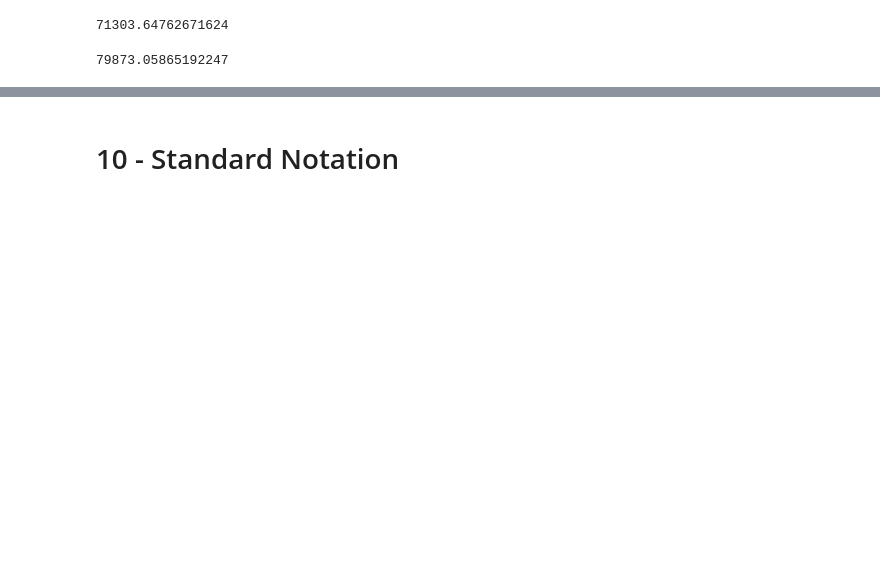
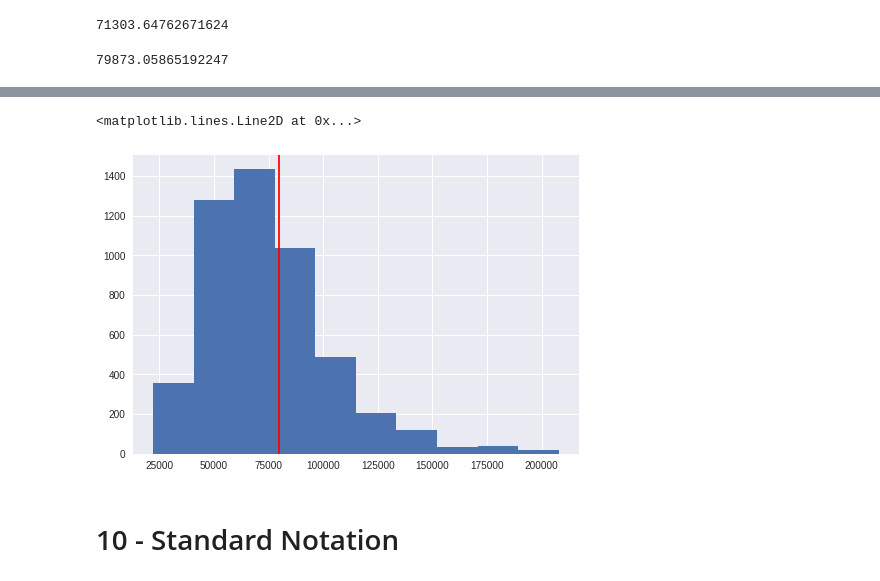
Before and after one commit to marquesdb/unidade3, a Jupyter notebook: Lesson_26_Measures_of_Variability.ipynb, the cells around one changed output, grey strips where cells are left out. Drawn from its saved outputs; the diff is of its cells as text; code cells hidden in the pictures; blank space fills up the shorter version.

```diff
--- a/Lesson_26_Measures_of_Variability.ipynb
+++ b/Lesson_26_Measures_of_Variability.ipynb
@@ -609,27 +625,30 @@ This small correction we added to the sample standard deviation (dividing by $n-
 - Does it look like Bessel's correction added any improvement?
 # %%
 def standard_deviation(array):
-    reference_point = sum(array) / len(array)
+    reference_point = sum(array) / (len(array) - 1)
 
     distances = []
     for value in array:
         squared_distance = (value - reference_point)**2
         distances.append(squared_distance)
 
     variance = sum(distances) / len(distances)
 
     return sqrt(variance)
 
 import matplotlib.pyplot as plt
 st_devs = []
 
 for i in range(5000):
     sample = houses['SalePrice'].sample(10, random_state = i)
     st_dev = standard_deviation(sample)
     st_devs.append(st_dev)
 
-#plt.hist(st_devs)
-#plt.axvline(standard_deviation(houses['SalePrice']))
+plt.hist(st_devs)
+plt.axvline(standard_deviation(houses['SalePrice']), color = 'r')
+# %% [output]
+<matplotlib.lines.Line2D at 0x...>
+[figure, added]
 # %% [markdown]
 # 10 - Standard Notation
 # %% [markdown]
```
Also changed, not shown: parts of 3 cells of this notebook.
